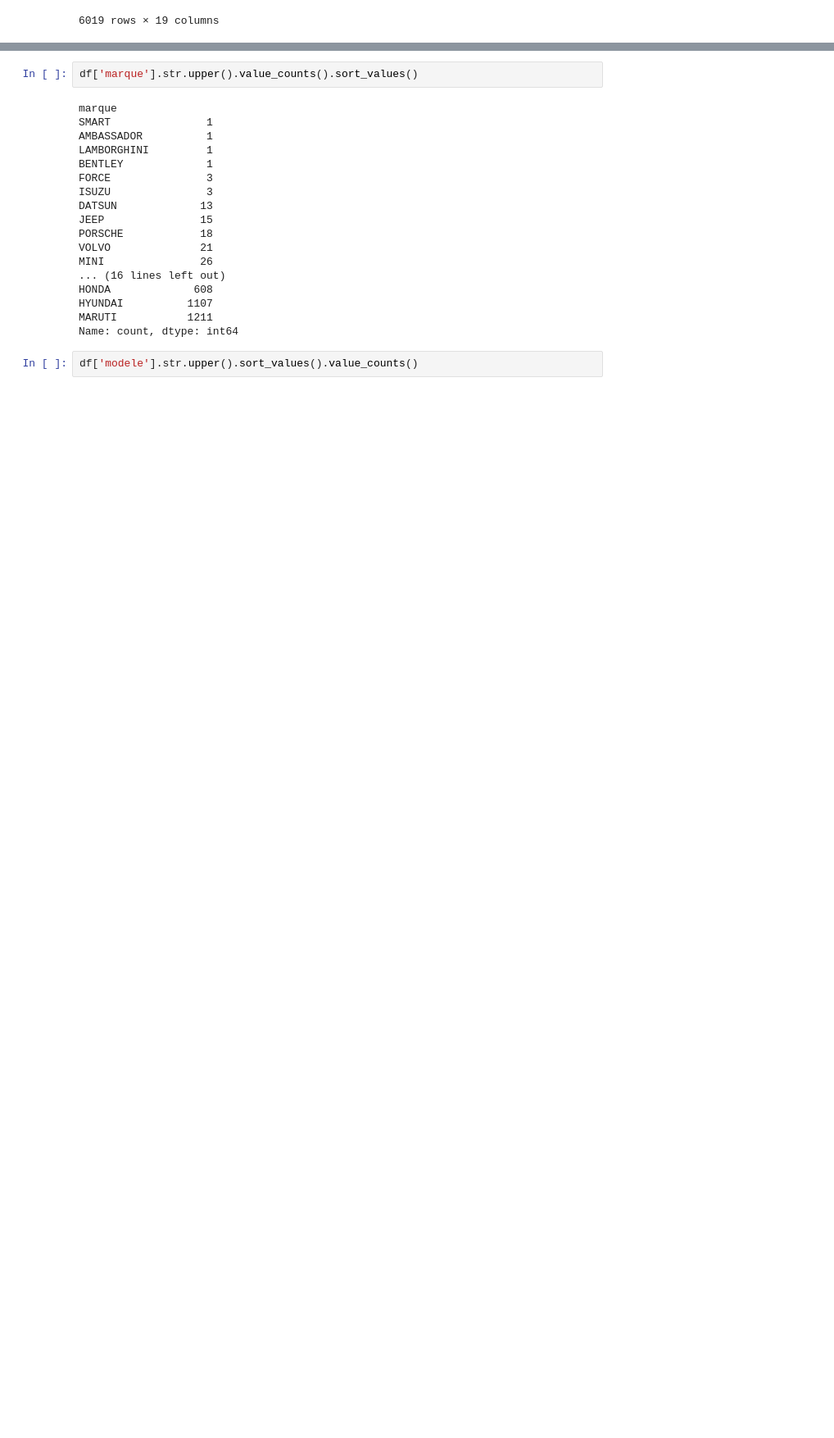
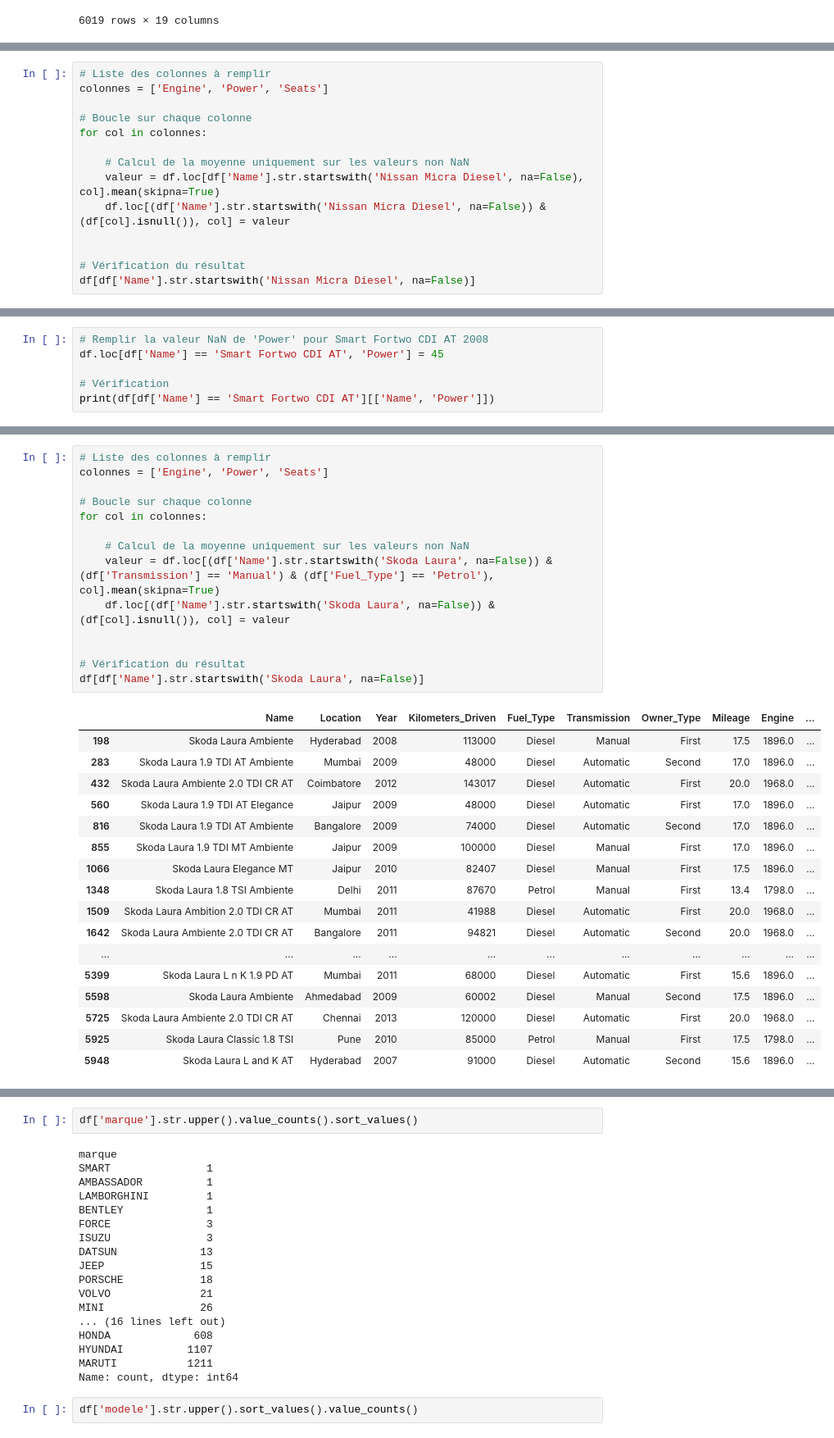
Before and after one commit to medjbeuryacine/Projet-Regression-, a Jupyter notebook: EDA Leti.ipynb, the cells around one changed output, grey strips where cells are left out. Shown at 82% size. Saved outputs shown, nothing was run; the diff lists cells and outputs as text; blank space fills up the shorter version.

```diff
--- a/EDA Leti.ipynb
+++ b/EDA Leti.ipynb
@@ -383,0 +525,14 @@ df[df['Engine'].isnull()]
+# %%
+# Liste des colonnes à remplir
+colonnes = ['Engine', 'Power', 'Seats']
+
+# Boucle sur chaque colonne
+for col in colonnes:
+
+    # Calcul de la moyenne uniquement sur les valeurs non NaN
+    valeur = df.loc[df['Name'].str.startswith('Nissan Micra Diesel', na=False), col].mean(skipna=True)
+    df.loc[(df['Name'].str.startswith('Nissan Micra Diesel', na=False)) & (df[col].isnull()), col] = valeur
+
+
+# Vérification du résultat
+df[df['Name'].str.startswith('Nissan Micra Diesel', na=False)]
@@ -383,0 +562,6 @@ df[df['Engine'].isnull()]
+# %%
+# Remplir la valeur NaN de 'Power' pour Smart Fortwo CDI AT 2008
+df.loc[df['Name'] == 'Smart Fortwo CDI AT', 'Power'] = 45
+
+# Vérification
+print(df[df['Name'] == 'Smart Fortwo CDI AT'][['Name', 'Power']])
@@ -383,0 +598,32 @@ df[df['Engine'].isnull()]
+# %%
+# Liste des colonnes à remplir
+colonnes = ['Engine', 'Power', 'Seats']
+
+# Boucle sur chaque colonne
+for col in colonnes:
+
+    # Calcul de la moyenne uniquement sur les valeurs non NaN
+    valeur = df.loc[(df['Name'].str.startswith('Skoda Laura', na=False)) & (df['Transmission'] == 'Manual') & (df['Fuel_Type'] == 'Petrol'), col].mean(skipna=True)
+    df.loc[(df['Name'].str.startswith('Skoda Laura', na=False)) & (df[col].isnull()), col] = valeur
+
+
+# Vérification du résultat
+df[df['Name'].str.startswith('Skoda Laura', na=False)]
+# %% [output]
+|  | Name | Location | Year | Kilometers_Driven | Fuel_Type | Transmission | Owner_Type | Mileage | Engine | ... |
+| 198 | Skoda Laura Ambiente | Hyderabad | 2008 | 113000 | Diesel | Manual | First | 17.5 | 1896.0 | ... |
+| 283 | Skoda Laura 1.9 TDI AT Ambiente | Mumbai | 2009 | 48000 | Diesel | Automatic | Second | 17.0 | 1896.0 | ... |
+| 432 | Skoda Laura Ambiente 2.0 TDI CR AT | Coimbatore | 2012 | 143017 | Diesel | Automatic | First | 20.0 | 1968.0 | ... |
+| 560 | Skoda Laura 1.9 TDI AT Elegance | Jaipur | 2009 | 48000 | Diesel | Automatic | First | 17.0 | 1896.0 | ... |
+| 816 | Skoda Laura 1.9 TDI AT Ambiente | Bangalore | 2009 | 74000 | Diesel | Automatic | Second | 17.0 | 1896.0 | ... |
+| 855 | Skoda Laura 1.9 TDI MT Ambiente | Jaipur | 2009 | 100000 | Diesel | Manual | First | 17.0 | 1896.0 | ... |
+| 1066 | Skoda Laura Elegance MT | Jaipur | 2010 | 82407 | Diesel | Manual | First | 17.5 | 1896.0 | ... |
+| 1348 | Skoda Laura 1.8 TSI Ambiente | Delhi | 2011 | 87670 | Petrol | Manual | First | 13.4 | 1798.0 | ... |
+| 1509 | Skoda Laura Ambition 2.0 TDI CR AT | Mumbai | 2011 | 41988 | Diesel | Automatic | First | 20.0 | 1968.0 | ... |
+| 1642 | Skoda Laura Ambiente 2.0 TDI CR AT | Bangalore | 2011 | 94821 | Diesel | Automatic | Second | 20.0 | 1968.0 | ... |
+| ... | ... | ... | ... | ... | ... | ... | ... | ... | ... | ... |
+| 5399 | Skoda Laura L n K 1.9 PD AT | Mumbai | 2011 | 68000 | Diesel | Automatic | First | 15.6 | 1896.0 | ... |
+| 5598 | Skoda Laura Ambiente | Ahmedabad | 2009 | 60002 | Diesel | Manual | Second | 17.5 | 1896.0 | ... |
+| 5725 | Skoda Laura Ambiente 2.0 TDI CR AT | Chennai | 2013 | 120000 | Diesel | Automatic | First | 20.0 | 1968.0 | ... |
+| 5925 | Skoda Laura Classic 1.8 TSI | Pune | 2010 | 85000 | Petrol | Manual | First | 17.5 | 1798.0 | ... |
+| 5948 | Skoda Laura L and K AT | Hyderabad | 2007 | 91000 | Diesel | Automatic | Second | 15.6 | 1896.0 | ... |
```
Also changed, not shown: parts of 79 cells of this notebook.
